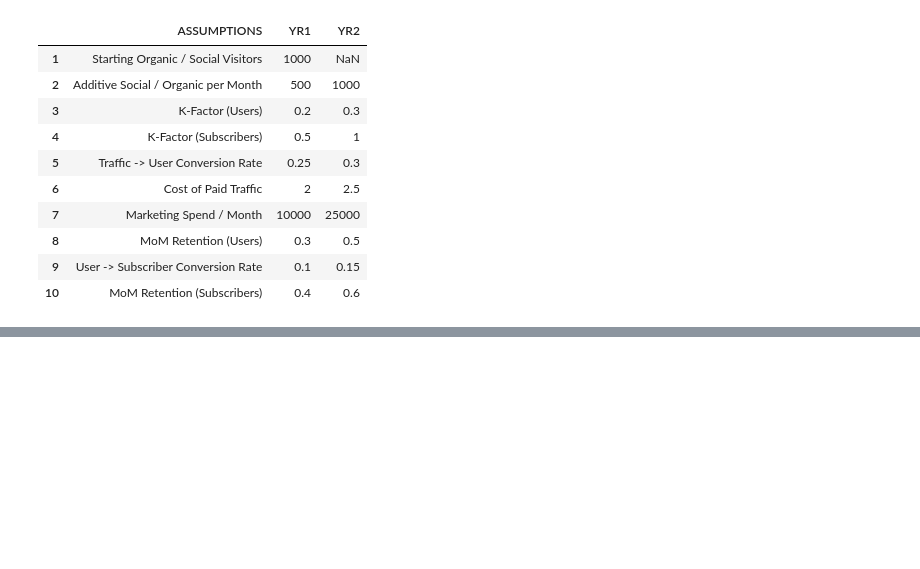
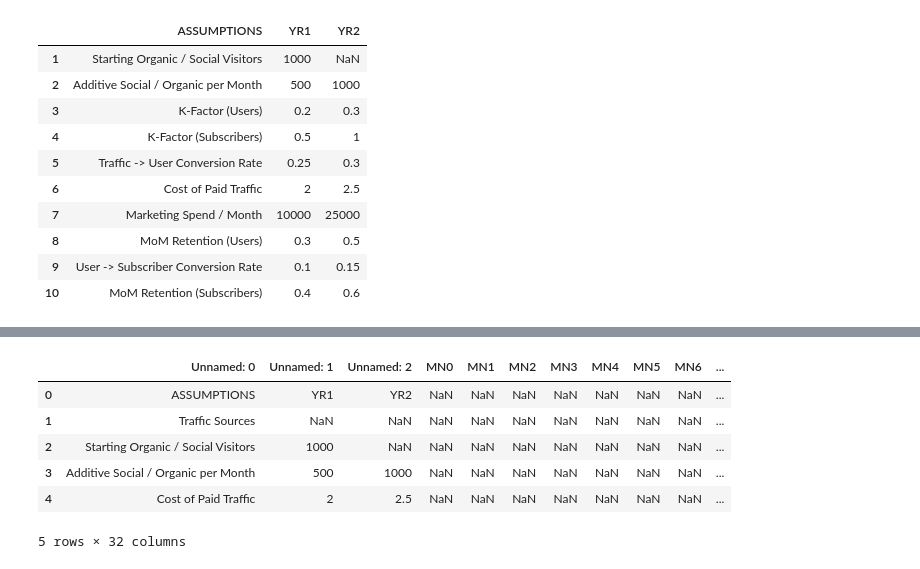
Before and after one commit to mbbau/Mash3_simulation, a Jupyter notebook: development_notebook.ipynb, the cells around one changed output, grey strips where cells are left out. Drawn from its saved outputs; the diff is of its cells as text; code cells hidden in the pictures; blank space fills up the shorter version.

```diff
--- a/development_notebook.ipynb
+++ b/development_notebook.ipynb
@@ -118,3 +153,15 @@ import plotly.express as px
 px.line(subscribers,
         x = 'month',
         y = "(All) Total Current Subscribers")
+# %%
+df2 = pd.read_excel('Mash3_BGS_Talk_v02b.xlsx')
+# %%
+df2.head()
+# %% [output]
+|  | Unnamed: 0 | Unnamed: 1 | Unnamed: 2 | MN0 | MN1 | MN2 | MN3 | MN4 | MN5 | MN6 | ... |
+| 0 | ASSUMPTIONS | YR1 | YR2 | NaN | NaN | NaN | NaN | NaN | NaN | NaN | ... |
+| 1 | Traffic Sources | NaN | NaN | NaN | NaN | NaN | NaN | NaN | NaN | NaN | ... |
+| 2 | Starting Organic / Social Visitors | 1000 | NaN | NaN | NaN | NaN | NaN | NaN | NaN | NaN | ... |
+| 3 | Additive Social / Organic per Month | 500 | 1000 | NaN | NaN | NaN | NaN | NaN | NaN | NaN | ... |
+| 4 | Cost of Paid Traffic | 2 | 2.5 | NaN | NaN | NaN | NaN | NaN | NaN | NaN | ... |
+5 rows × 32 columns
```
Also changed, not shown: parts of 11 cells of this notebook, 7 other files.
